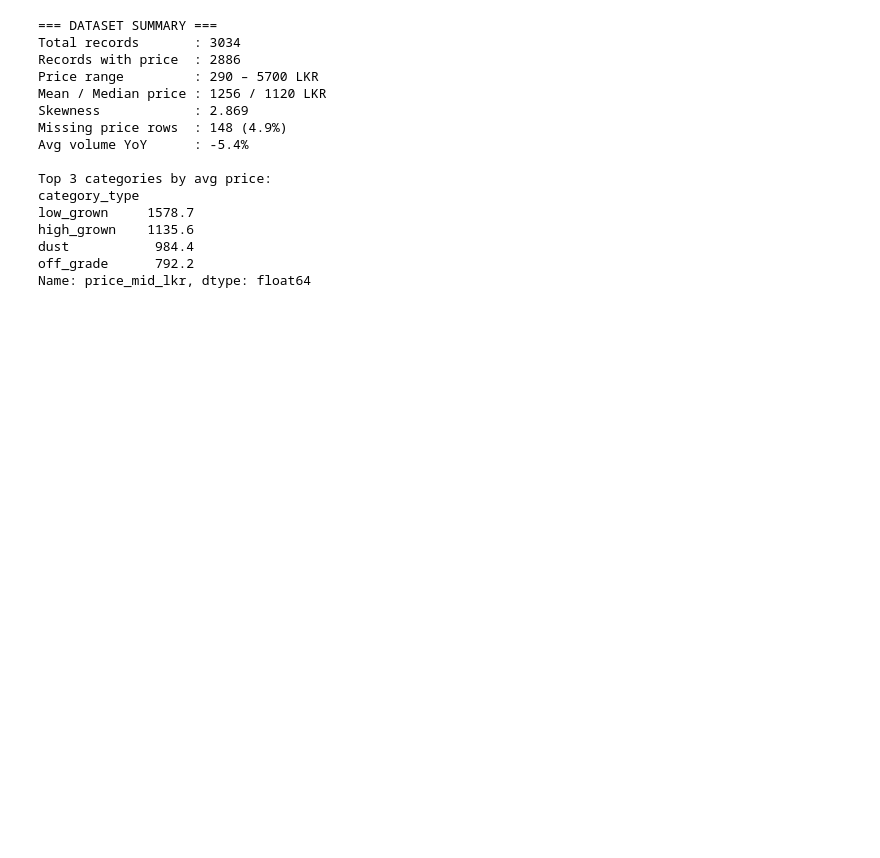
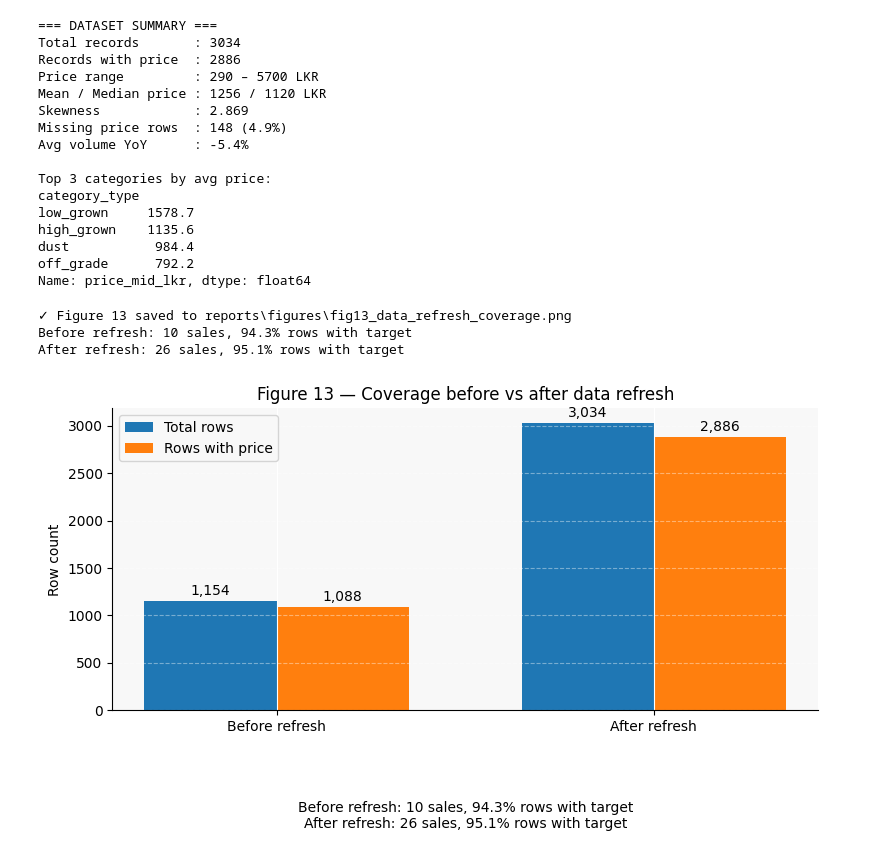
Before and after one commit to hesandism/data-analysis-for-tea-industry, a Jupyter notebook: notebooks/tea_eda.ipynb, the cells around one changed output. Saved outputs shown, nothing was run; the diff lists cells and outputs as text; code cells hidden in the pictures; blank space fills up the shorter version.

Commit message:
refresh EDA data

```diff
--- a/notebooks/tea_eda.ipynb
+++ b/notebooks/tea_eda.ipynb
@@ -808,3 +808,67 @@ high_grown    1135.6
 dust           984.4
 off_grade      792.2
 Name: price_mid_lkr, dtype: float64
+# %%
+from pathlib import Path
+
+# Figure 13 – Data refresh coverage summary
+if 'tea_df' in globals():
+    _coverage_df = tea_df.copy()
+elif 'df' in globals():
+    _coverage_df = df.copy()
+else:
+    raise ValueError('Dataset not loaded yet; run earlier cells first')
+
+before_mask = _coverage_df['sale_number'] <= 10
+coverage_df = pd.DataFrame([
+    {'stage': 'Before refresh', 'metric': 'Total rows', 'value': before_mask.sum()},
+    {'stage': 'Before refresh', 'metric': 'Rows with price', 'value': _coverage_df.loc[before_mask, 'price_mid_lkr'].notna().sum()},
+    {'stage': 'After refresh', 'metric': 'Total rows', 'value': len(_coverage_df)},
+    {'stage': 'After refresh', 'metric': 'Rows with price', 'value': _coverage_df['price_mid_lkr'].notna().sum()},
+])
+
+stage_order = ['Before refresh', 'After refresh']
+metric_order = ['Total rows', 'Rows with price']
+
+fig, ax = plt.subplots(figsize=(8, 5))
+bar_width = 0.35
+x = np.arange(len(stage_order))
+for idx, metric in enumerate(metric_order):
+    metric_vals = [coverage_df.loc[(coverage_df['stage'] == stage) & (coverage_df['metric'] == metric), 'value'].item() for stage in stage_order]
+    ax.bar(x + idx * bar_width, metric_vals, bar_width, label=metric)
+    for xi, val in zip(x + idx * bar_width, metric_vals):
+        ax.text(xi, val + max(metric_vals) * 0.01, f"{val:,}", ha='center', va='bottom', fontsize=10)
+
+sale_counts = {
+    'Before refresh': _coverage_df.loc[before_mask, 'sale_number'].nunique(),
+    'After refresh': _coverage_df['sale_number'].nunique()
+}
+coverage_pct = {
+    'Before refresh': _coverage_df.loc[before_mask, 'price_mid_lkr'].notna().mean() * 100,
+    'After refresh': _coverage_df['price_mid_lkr'].notna().mean() * 100
+}
+
+annotation_lines = [
+    f"{stage}: {sale_counts[stage]} sales, {coverage_pct[stage]:.1f}% rows with target"
+    for stage in stage_order
+]
+ax.set_xticks(x + bar_width / 2)
+ax.set_xticklabels(stage_order)
+ax.set_title('Figure 13 — Coverage before vs after data refresh')
+ax.set_ylabel('Row count')
+ax.legend()
+ax.grid(axis='y', linestyle='--', alpha=0.4)
+ax.text(0.5, -0.3, '\n'.join(annotation_lines), transform=ax.transAxes, ha='center', va='top')
+
+fig.tight_layout()
+root_dir = PROJECT_ROOT if 'PROJECT_ROOT' in globals() else Path.cwd()
+fig_path = root_dir / 'reports' / 'figures' / 'fig13_data_refresh_coverage.png'
+fig_path.parent.mkdir(parents=True, exist_ok=True)
+fig.savefig(fig_path, dpi=200)
+print(f"✓ Figure 13 saved to {fig_path.relative_to(root_dir) if fig_path.is_relative_to(root_dir) else fig_path}")
+print('\n'.join(annotation_lines))
+# %% [output]
+✓ Figure 13 saved to reports\figures\fig13_data_refresh_coverage.png
+Before refresh: 10 sales, 94.3% rows with target
+After refresh: 26 sales, 95.1% rows with target
+[figure, added]
```
Also changed, not shown: parts of 2 cells of this notebook, 9 other files.
